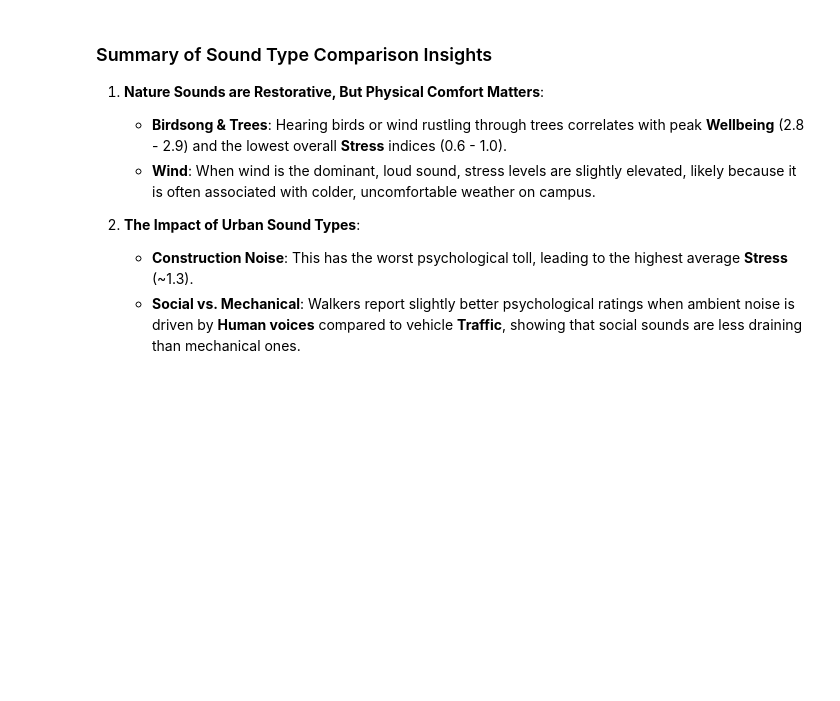
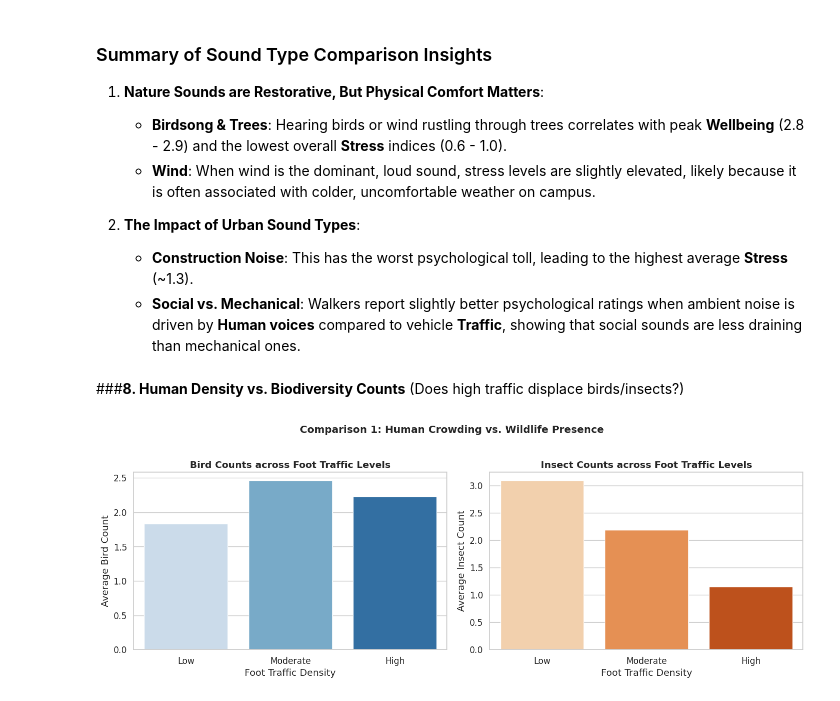
Before and after one commit to CarlosMDSN/ml-campus_data_project-python, a Jupyter notebook: CampusDatasetProject.ipynb, the cells around one changed output. Saved outputs shown, nothing was run; the diff lists cells and outputs as text; code cells hidden in the pictures; blank space fills up the shorter version.

```diff
--- a/CampusDatasetProject.ipynb
+++ b/CampusDatasetProject.ipynb
@@ -581,3 +581,40 @@ plt.show()
 2. **The Impact of Urban Sound Types**:
    * **Construction Noise**: This has the worst psychological toll, leading to the highest average **Stress** (~1.3).
    * **Social vs. Mechanical**: Walkers report slightly better psychological ratings when ambient noise is driven by **Human voices** compared to vehicle **Traffic**, showing that social sounds are less draining than mechanical ones.
+# %% [markdown]
+###**8. Human Density vs. Biodiversity Counts** (Does high traffic displace birds/insects?)
+# %%
+import pandas as pd
+import numpy as np
+import matplotlib.pyplot as plt
+import seaborn as sns
+
+# Prepare base dataset
+bio_df = df.copy()
+bio_df['birds_count'] = pd.to_numeric(bio_df['birds_count'], errors='coerce').fillna(0)
+bio_df['insects_count'] = pd.to_numeric(bio_df['insects_count'], errors='coerce').fillna(0)
+bio_df['foot_traffic_clean'] = bio_df['foot_traffic'].str.strip().str.capitalize()
+
+# Filter out minor categories to focus on standard traffic levels
+bio_df = bio_df[bio_df['foot_traffic_clean'].isin(['Low', 'Moderate', 'High'])]
+
+# Group biodiversity metrics by human traffic levels
+nature_human_relation = bio_df.groupby('foot_traffic_clean')[['birds_count', 'insects_count']].mean().reindex(['Low', 'Moderate', 'High'])
+
+# Plot Comparison 1
+fig, axes = plt.subplots(1, 2, figsize=(14, 5))
+sns.barplot(data=bio_df, x='foot_traffic_clean', y='birds_count', order=['Low', 'Moderate', 'High'], palette='Blues', ax=axes[0], errorbar=None, hue='foot_traffic_clean', legend=False)
+axes[0].set_title('Bird Counts across Foot Traffic Levels', weight='bold')
+axes[0].set_ylabel('Average Bird Count')
+axes[0].set_xlabel('Foot Traffic Density')
+
+sns.barplot(data=bio_df, x='foot_traffic_clean', y='insects_count', order=['Low', 'Moderate', 'High'], palette='Oranges', ax=axes[1], errorbar=None, hue='foot_traffic_clean', legend=False)
+axes[1].set_title('Insect Counts across Foot Traffic Levels', weight='bold')
+axes[1].set_ylabel('Average Insect Count')
+axes[1].set_xlabel('Foot Traffic Density')
+
+plt.suptitle('Comparison 1: Human Crowding vs. Wildlife Presence', weight='bold', fontsize=14, y=1.02)
+plt.tight_layout()
+plt.show()
+# %% [output]
+[figure, added]
```
Also changed, not shown: parts of 21 cells of this notebook.
